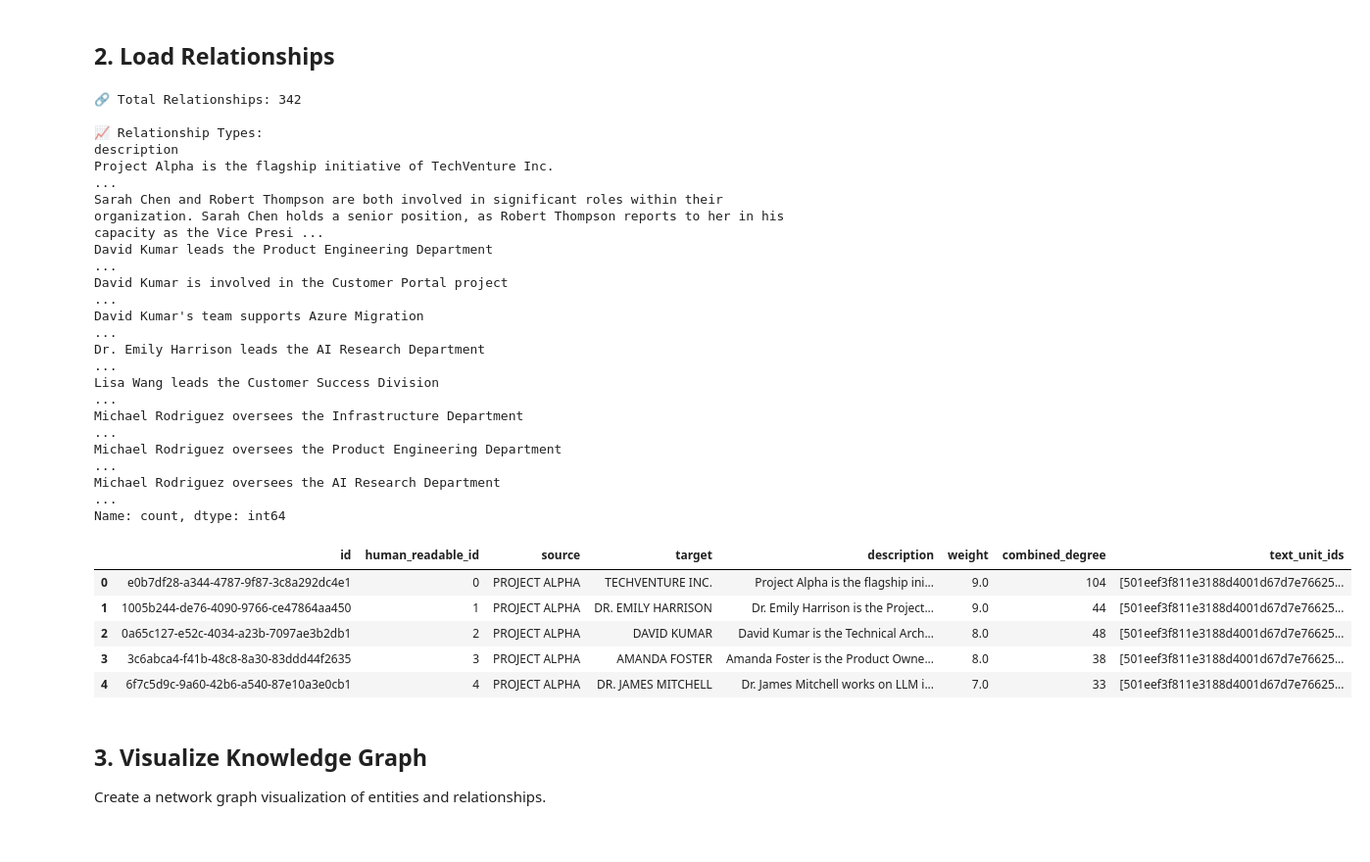
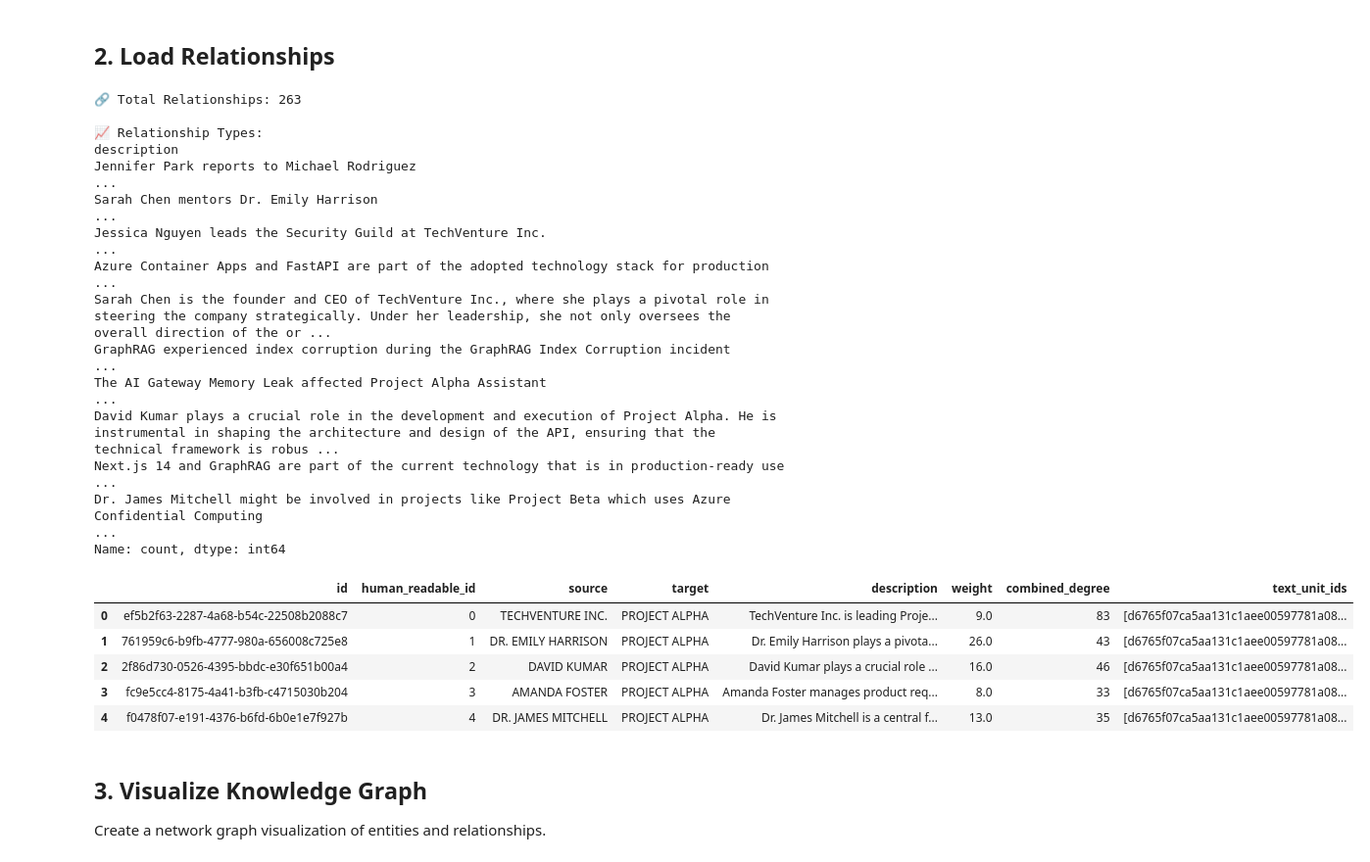
Before and after one commit to cristofima/maf-graphrag-series, a Jupyter notebook: notebooks/01_explore_graph.ipynb, the cells around one changed output. Shown at 98% size. Saved outputs shown, nothing was run; the diff lists cells and outputs as text; code cells hidden in the pictures.

```diff
--- a/notebooks/01_explore_graph.ipynb
+++ b/notebooks/01_explore_graph.ipynb
@@ -103,39 +102,39 @@ entity_table.tail(15)
 # %% [markdown]
 ## 2. Load Relationships
 # %%
-# Load relationships (GraphRAG v1.2.0 uses create_final_relationships.parquet)
-relationships_df = pd.read_parquet(output_dir / "create_final_relationships.parquet")
+# Load relationships (GraphRAG 3.x uses relationships.parquet)
+relationships_df = pd.read_parquet(output_dir / "relationships.parquet")
 
 print(f"🔗 Total Relationships: {len(relationships_df)}")
 print(f"\n📈 Relationship Types:")
 if 'description' in relationships_df.columns:
     print(relationships_df['description'].value_counts().head(10))
 else:
     print("No relationship types found")
 
 relationships_df.head()
 # %% [output]
-🔗 Total Relationships: 342
+🔗 Total Relationships: 263
 
 📈 Relationship Types:
 description
-Project Alpha is the flagship initiative of TechVenture Inc.                                                                                                                                             ...
-Sarah Chen and Robert Thompson are both involved in significant roles within their organization. Sarah Chen holds a senior position, as Robert Thompson reports to her in his capacity as the Vice Presi ...
-David Kumar leads the Product Engineering Department                                                                                                                                                     ...
-David Kumar is involved in the Customer Portal project                                                                                                                                                   ...
-David Kumar's team supports Azure Migration                                                                                                                                                              ...
-Dr. Emily Harrison leads the AI Research Department                                                                                                                                                      ...
-Lisa Wang leads the Customer Success Division                                                                                                                                                            ...
-Michael Rodriguez oversees the Infrastructure Department                                                                                                                                                 ...
-Michael Rodriguez oversees the Product Engineering Department                                                                                                                                            ...
-Michael Rodriguez oversees the AI Research Department                                                                                                                                                    ...
+Jennifer Park reports to Michael Rodriguez                                                                                                                                                               ...
+Sarah Chen mentors Dr. Emily Harrison                                                                                                                                                                    ...
+Jessica Nguyen leads the Security Guild at TechVenture Inc.                                                                                                                                              ...
+Azure Container Apps and FastAPI are part of the adopted technology stack for production                                                                                                                 ...
+Sarah Chen is the founder and CEO of TechVenture Inc., where she plays a pivotal role in steering the company strategically. Under her leadership, she not only oversees the overall direction of the or ...
+GraphRAG experienced index corruption during the GraphRAG Index Corruption incident                                                                                                                      ...
+The AI Gateway Memory Leak affected Project Alpha Assistant                                                                                                                                              ...
+David Kumar plays a crucial role in the development and execution of Project Alpha. He is instrumental in shaping the architecture and design of the API, ensuring that the technical framework is robus ...
+Next.js 14 and GraphRAG are part of the current technology that is in production-ready use                                                                                                               ...
+Dr. James Mitchell might be involved in projects like Project Beta which uses Azure Confidential Computing                                                                                               ...
 Name: count, dtype: int64
 |  | id | human_readable_id | source | target | description | weight | combined_degree | text_unit_ids |
-| 0 | e0b7df28-a344-4787-9f87-3c8a292dc4e1 | 0 | PROJECT ALPHA | TECHVENTURE INC. | Project Alpha is the flagship ini... | 9.0 | 104 | [501eef3f811e3188d4001d67d7e76625... |
-| 1 | 1005b244-de76-4090-9766-ce47864aa450 | 1 | PROJECT ALPHA | DR. EMILY HARRISON | Dr. Emily Harrison is the Project... | 9.0 | 44 | [501eef3f811e3188d4001d67d7e76625... |
-| 2 | 0a65c127-e52c-4034-a23b-7097ae3b2db1 | 2 | PROJECT ALPHA | DAVID KUMAR | David Kumar is the Technical Arch... | 8.0 | 48 | [501eef3f811e3188d4001d67d7e76625... |
-| 3 | 3c6abca4-f41b-48c8-8a30-83ddd44f2635 | 3 | PROJECT ALPHA | AMANDA FOSTER | Amanda Foster is the Product Owne... | 8.0 | 38 | [501eef3f811e3188d4001d67d7e76625... |
-| 4 | 6f7c5d9c-9a60-42b6-a540-87e10a3e0cb1 | 4 | PROJECT ALPHA | DR. JAMES MITCHELL | Dr. James Mitchell works on LLM i... | 7.0 | 33 | [501eef3f811e3188d4001d67d7e76625... |
+| 0 | ef5b2f63-2287-4a68-b54c-22508b2088c7 | 0 | TECHVENTURE INC. | PROJECT ALPHA | TechVenture Inc. is leading Proje... | 9.0 | 83 | [d6765f07ca5aa131c1aee00597781a08... |
+| 1 | 761959c6-b9fb-4777-980a-656008c725e8 | 1 | DR. EMILY HARRISON | PROJECT ALPHA | Dr. Emily Harrison plays a pivota... | 26.0 | 43 | [d6765f07ca5aa131c1aee00597781a08... |
+| 2 | 2f86d730-0526-4395-bbdc-e30f651b00a4 | 2 | DAVID KUMAR | PROJECT ALPHA | David Kumar plays a crucial role ... | 16.0 | 46 | [d6765f07ca5aa131c1aee00597781a08... |
+| 3 | fc9e5cc4-8175-4a41-b3fb-c4715030b204 | 3 | AMANDA FOSTER | PROJECT ALPHA | Amanda Foster manages product req... | 8.0 | 33 | [d6765f07ca5aa131c1aee00597781a08... |
+| 4 | f0478f07-e191-4376-b6fd-6b0e1e7f927b | 4 | DR. JAMES MITCHELL | PROJECT ALPHA | Dr. James Mitchell is a central f... | 13.0 | 35 | [d6765f07ca5aa131c1aee00597781a08... |
 # %% [markdown]
 ## 3. Visualize Knowledge Graph
 
```
Also changed, not shown: parts of 10 cells of this notebook, 26 other files.
